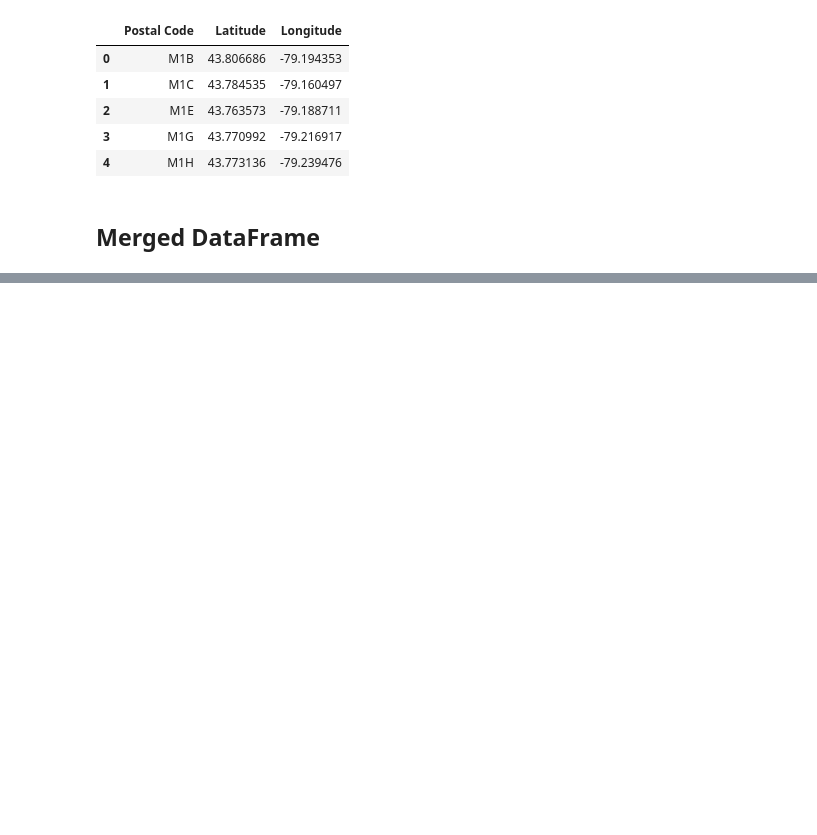
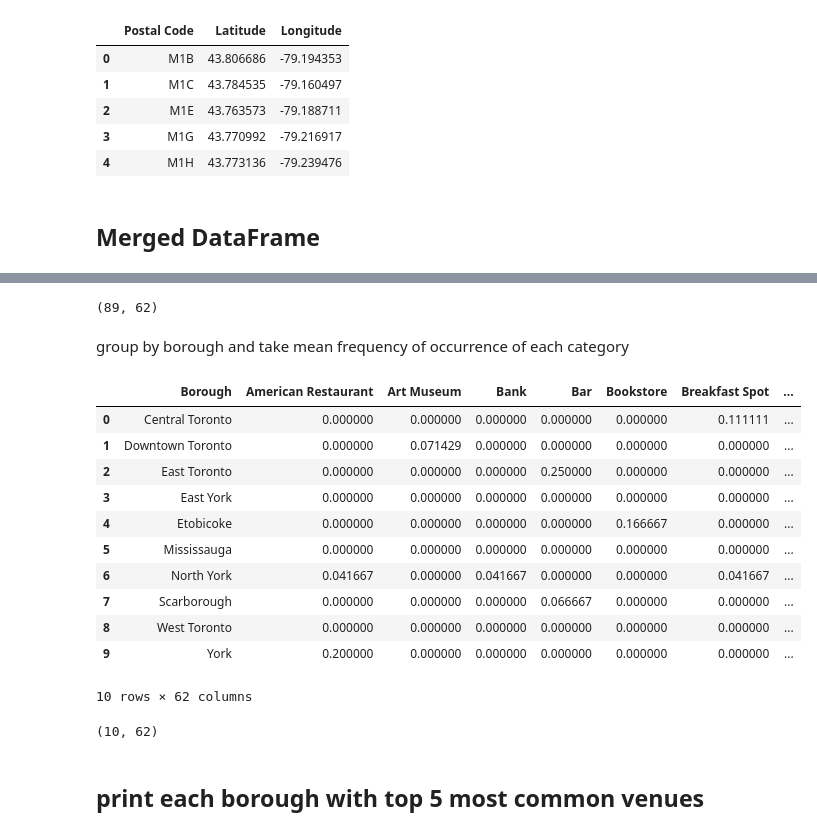
Before and after one commit to fanatikelly/Coursera_Capstone, a Jupyter notebook: Toronto Neighborhood Clustering Assignment .ipynb, the cells around one changed output, grey strips where cells are left out. Drawn from its saved outputs; the diff is of its cells as text; code cells hidden in the pictures; blank space fills up the shorter version.

```diff
--- a/Toronto Neighborhood Clustering Assignment .ipynb
+++ b/Toronto Neighborhood Clustering Assignment .ipynb
@@ -218,0 +328,3 @@ new_df
+# %%
+nearby_venues.columns=[col.split(".")[-1]for col in nearby_venues.columns]
+nearby_venues.head()
@@ -218,0 +379,5 @@ new_df
+# %%
+toronto_onehot = pd.get_dummies(nearby_venues[['categories']], prefix="", prefix_sep="")
+# %%
+toronto_onehot["Borough"]=new_df[["Borough"]]
+toronto_onehot.head()
@@ -218,0 +392,4 @@ new_df
+# %%
+fixed_columns=[toronto_onehot.columns[-1]]+list(toronto_onehot.columns[:-1])
+toronto_onehot=toronto_onehot[fixed_columns]
+toronto_onehot.head()
@@ -218,0 +404,28 @@ new_df
+# %%
+toronto_onehot.shape
+# %% [output]
+(89, 62)
+# %% [markdown]
+group by borough and take mean frequency of occurrence of each category
+# %%
+toronto_grouped=toronto_onehot.groupby('Borough').mean().reset_index()
+toronto_grouped
+# %% [output]
+|  | Borough | American Restaurant | Art Museum | Bank | Bar | Bookstore | Breakfast Spot | ... |
+| 0 | Central Toronto | 0.000000 | 0.000000 | 0.000000 | 0.000000 | 0.000000 | 0.111111 | ... |
+| 1 | Downtown Toronto | 0.000000 | 0.071429 | 0.000000 | 0.000000 | 0.000000 | 0.000000 | ... |
+| 2 | East Toronto | 0.000000 | 0.000000 | 0.000000 | 0.250000 | 0.000000 | 0.000000 | ... |
+| 3 | East York | 0.000000 | 0.000000 | 0.000000 | 0.000000 | 0.000000 | 0.000000 | ... |
+| 4 | Etobicoke | 0.000000 | 0.000000 | 0.000000 | 0.000000 | 0.166667 | 0.000000 | ... |
+| 5 | Mississauga | 0.000000 | 0.000000 | 0.000000 | 0.000000 | 0.000000 | 0.000000 | ... |
+| 6 | North York | 0.041667 | 0.000000 | 0.041667 | 0.000000 | 0.000000 | 0.041667 | ... |
+| 7 | Scarborough | 0.000000 | 0.000000 | 0.000000 | 0.066667 | 0.000000 | 0.000000 | ... |
+| 8 | West Toronto | 0.000000 | 0.000000 | 0.000000 | 0.000000 | 0.000000 | 0.000000 | ... |
+| 9 | York | 0.200000 | 0.000000 | 0.000000 | 0.000000 | 0.000000 | 0.000000 | ... |
+10 rows × 62 columns
+# %%
+toronto_grouped.shape
+# %% [output]
+(10, 62)
+# %% [markdown]
+## print each borough with top 5 most common venues
```
Also changed, not shown: parts of 54 cells of this notebook.
